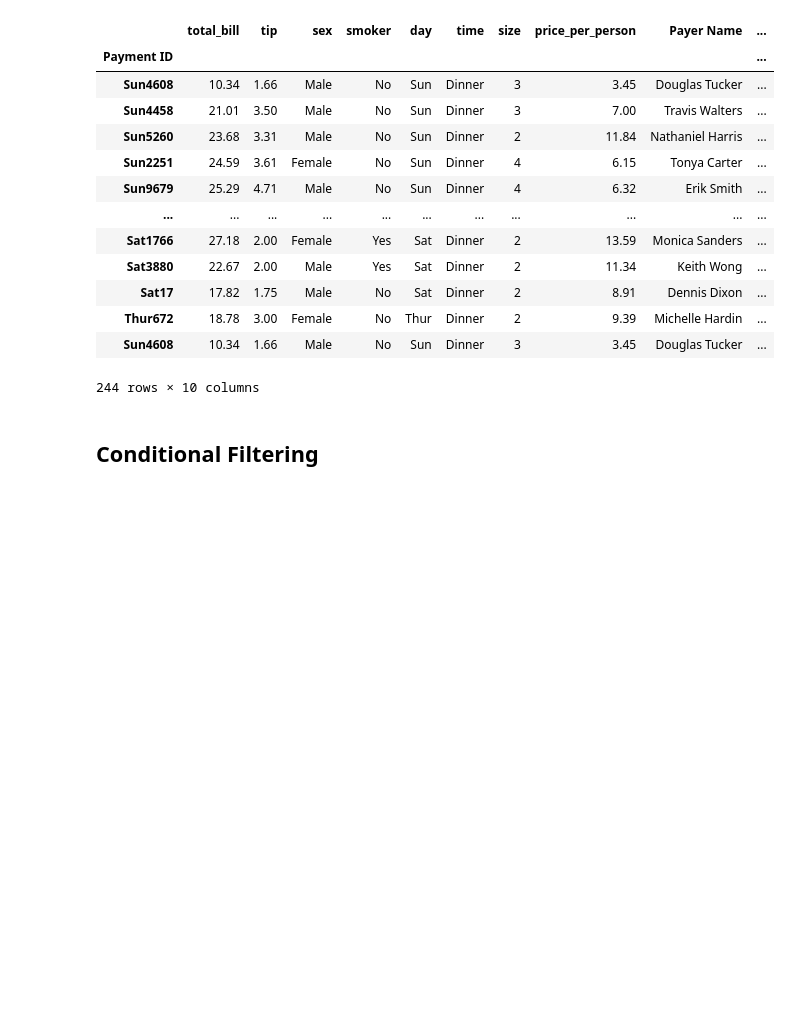
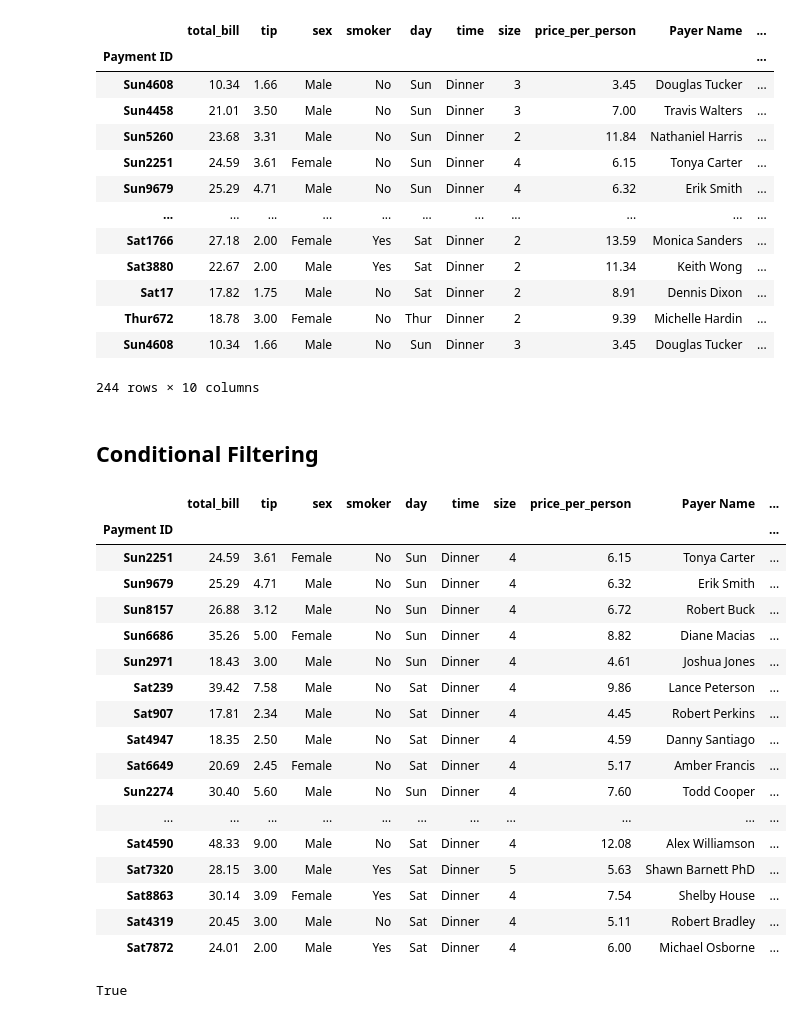
Before and after one commit to Ericusick/master_pandas, a Jupyter notebook: Pandas.ipynb, the cells around one changed output. Drawn from its saved outputs; the diff is of its cells as text; code cells hidden in the pictures; blank space fills up the shorter version.

```diff
--- a/Pandas.ipynb
+++ b/Pandas.ipynb
@@ -359,3 +359,30 @@ df
 244 rows × 10 columns
 # %% [markdown]
 ## Conditional Filtering
+# %%
+df[df['size'] > 3]
+# %% [output]
+|  | total_bill | tip | sex | smoker | day | time | size | price_per_person | Payer Name | ... |
+| Payment ID |  |  |  |  |  |  |  |  |  | ... |
+| Sun2251 | 24.59 | 3.61 | Female | No | Sun | Dinner | 4 | 6.15 | Tonya Carter | ... |
+| Sun9679 | 25.29 | 4.71 | Male | No | Sun | Dinner | 4 | 6.32 | Erik Smith | ... |
+| Sun8157 | 26.88 | 3.12 | Male | No | Sun | Dinner | 4 | 6.72 | Robert Buck | ... |
+| Sun6686 | 35.26 | 5.00 | Female | No | Sun | Dinner | 4 | 8.82 | Diane Macias | ... |
+| Sun2971 | 18.43 | 3.00 | Male | No | Sun | Dinner | 4 | 4.61 | Joshua Jones | ... |
+| Sat239 | 39.42 | 7.58 | Male | No | Sat | Dinner | 4 | 9.86 | Lance Peterson | ... |
+| Sat907 | 17.81 | 2.34 | Male | No | Sat | Dinner | 4 | 4.45 | Robert Perkins | ... |
+| Sat4947 | 18.35 | 2.50 | Male | No | Sat | Dinner | 4 | 4.59 | Danny Santiago | ... |
+| Sat6649 | 20.69 | 2.45 | Female | No | Sat | Dinner | 4 | 5.17 | Amber Francis | ... |
+| Sun2274 | 30.40 | 5.60 | Male | No | Sun | Dinner | 4 | 7.60 | Todd Cooper | ... |
+| ... | ... | ... | ... | ... | ... | ... | ... | ... | ... | ... |
+| Sat4590 | 48.33 | 9.00 | Male | No | Sat | Dinner | 4 | 12.08 | Alex Williamson | ... |
+| Sat7320 | 28.15 | 3.00 | Male | Yes | Sat | Dinner | 5 | 5.63 | Shawn Barnett PhD | ... |
+| Sat8863 | 30.14 | 3.09 | Female | Yes | Sat | Dinner | 4 | 7.54 | Shelby House | ... |
+| Sat4319 | 20.45 | 3.00 | Male | No | Sat | Dinner | 4 | 5.11 | Robert Bradley | ... |
+| Sat7872 | 24.01 | 2.00 | Male | Yes | Sat | Dinner | 4 | 6.00 | Michael Osborne | ... |
+# %%
+df['total_bill'] > 30
+
+df['sex'] == 'Male'
+# %% [output]
+True
```
Also changed, not shown: parts of 24 cells of this notebook.
